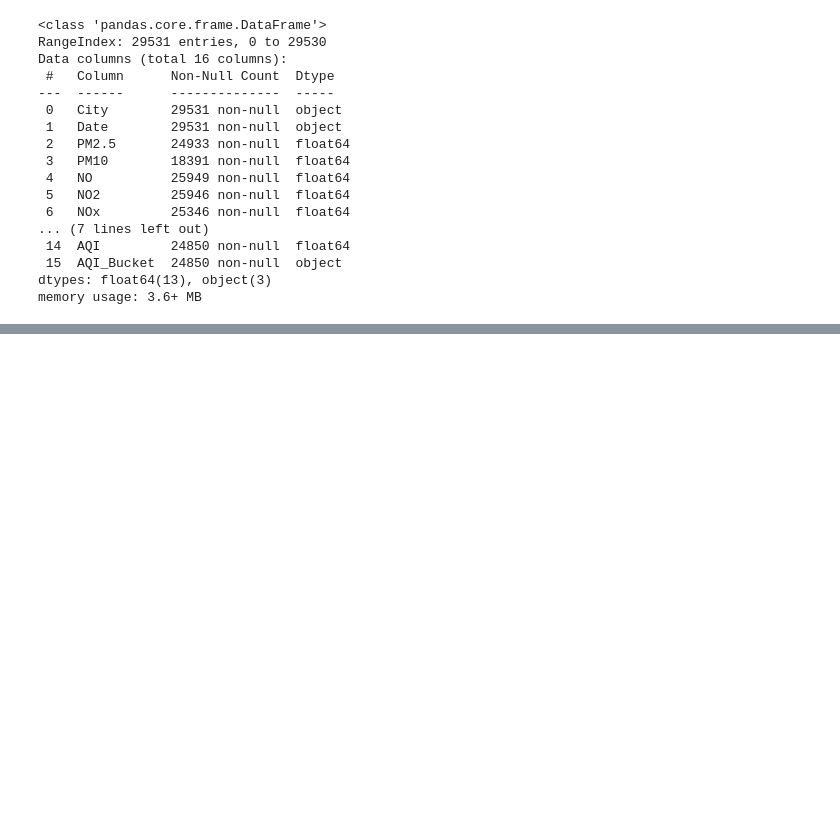
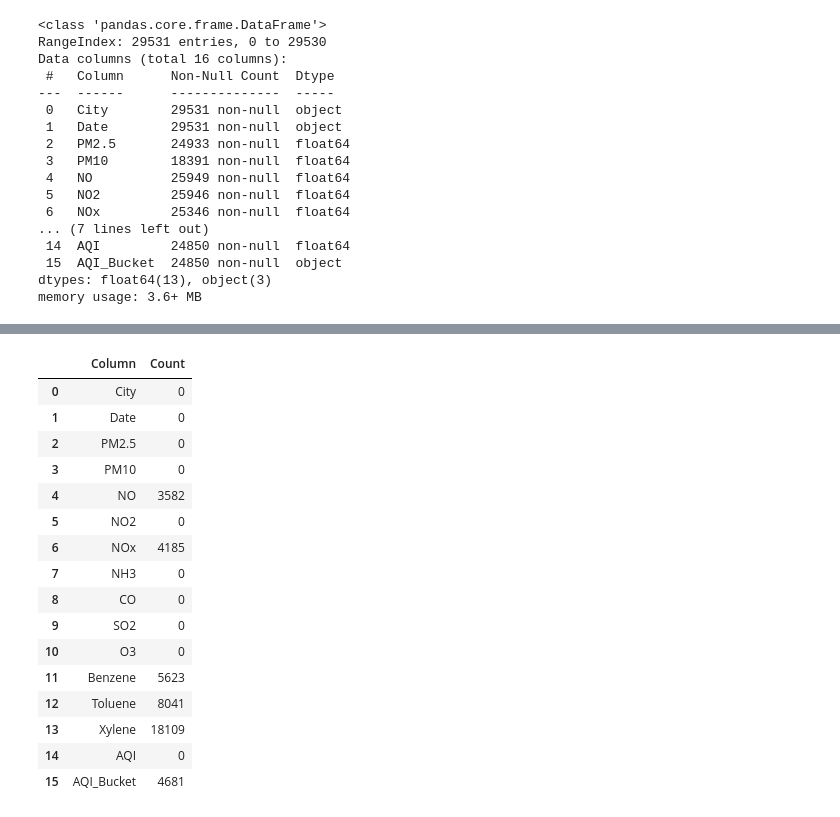
Before and after one commit to SwapyDev/Decision-Trees-vs-Linear-Regression-India-Air-Quality, a Jupyter notebook: p1_1.ipynb, the cells around one changed output, grey strips where cells are left out. Saved outputs shown, nothing was run; the diff lists cells and outputs as text; code cells hidden in the pictures; blank space fills up the shorter version.

```diff
--- a/p1_1.ipynb
+++ b/p1_1.ipynb
@@ -95,0 +104,5 @@ Name: count, dtype: int64
+# %%
+#Calculate mean of each column to fill missing values
+mean = df['NO2'].mean()
+mean = int(mean)
+df['NO2'] =df['NO2'].fillna(mean)
@@ -96,2 +124,24 @@ Name: count, dtype: int64
+# %%
+count_nulls = df.isnull().sum()
+null_table = pd.DataFrame({'Column': count_nulls.index, 'Count': count_nulls.values})
+display(null_table)
+# %% [output]
+|  | Column | Count |
+| 0 | City | 0 |
+| 1 | Date | 0 |
+| 2 | PM2.5 | 0 |
+| 3 | PM10 | 0 |
+| 4 | NO | 3582 |
+| 5 | NO2 | 0 |
+| 6 | NOx | 4185 |
+| 7 | NH3 | 0 |
+| 8 | CO | 0 |
+| 9 | SO2 | 0 |
+| 10 | O3 | 0 |
+| 11 | Benzene | 5623 |
+| 12 | Toluene | 8041 |
+| 13 | Xylene | 18109 |
+| 14 | AQI | 0 |
+| 15 | AQI_Bucket | 4681 |
 # %%
 #Create a cleaned model variable to drop the date because we'll use it for analysis later
```
Also changed, not shown: parts of 21 cells of this notebook.
